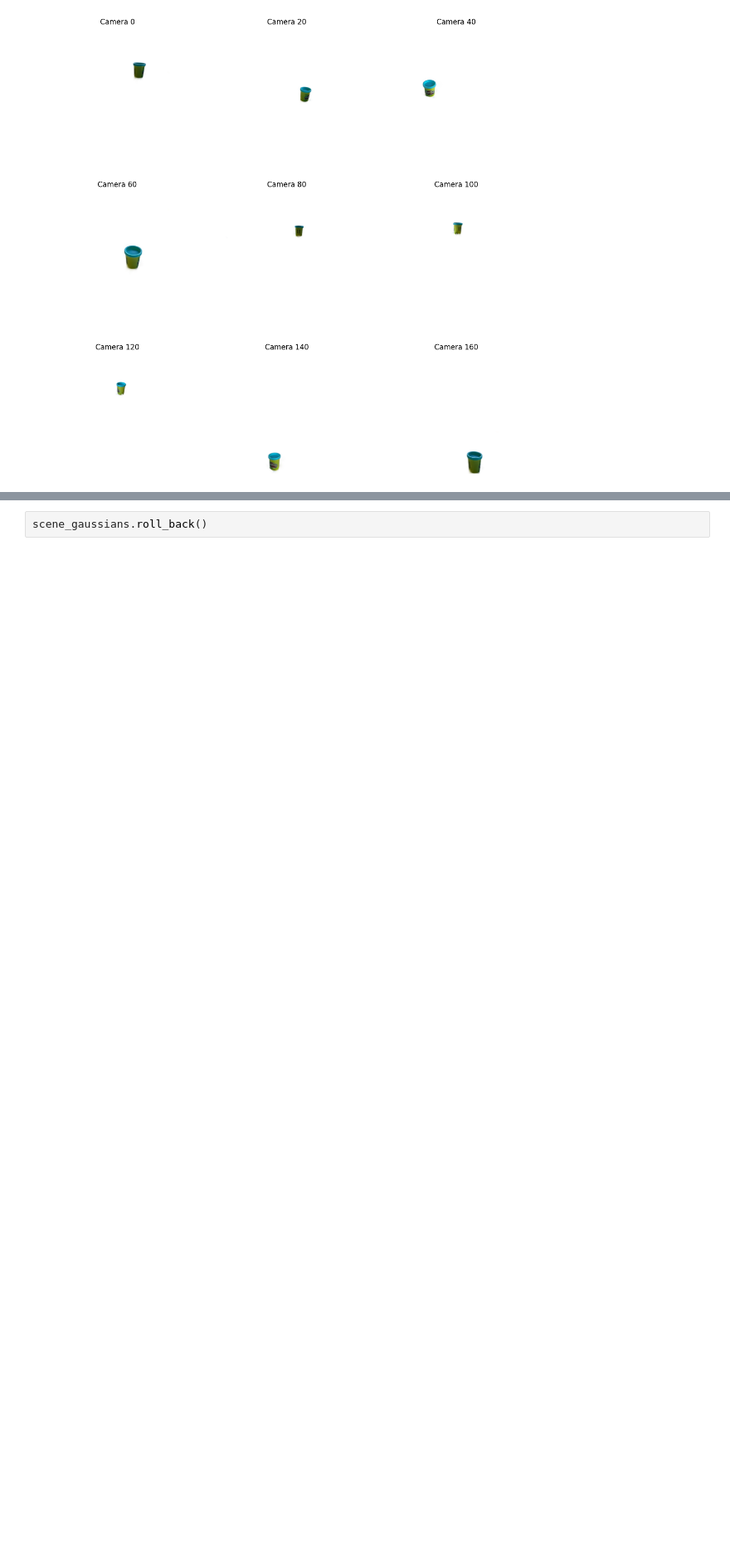
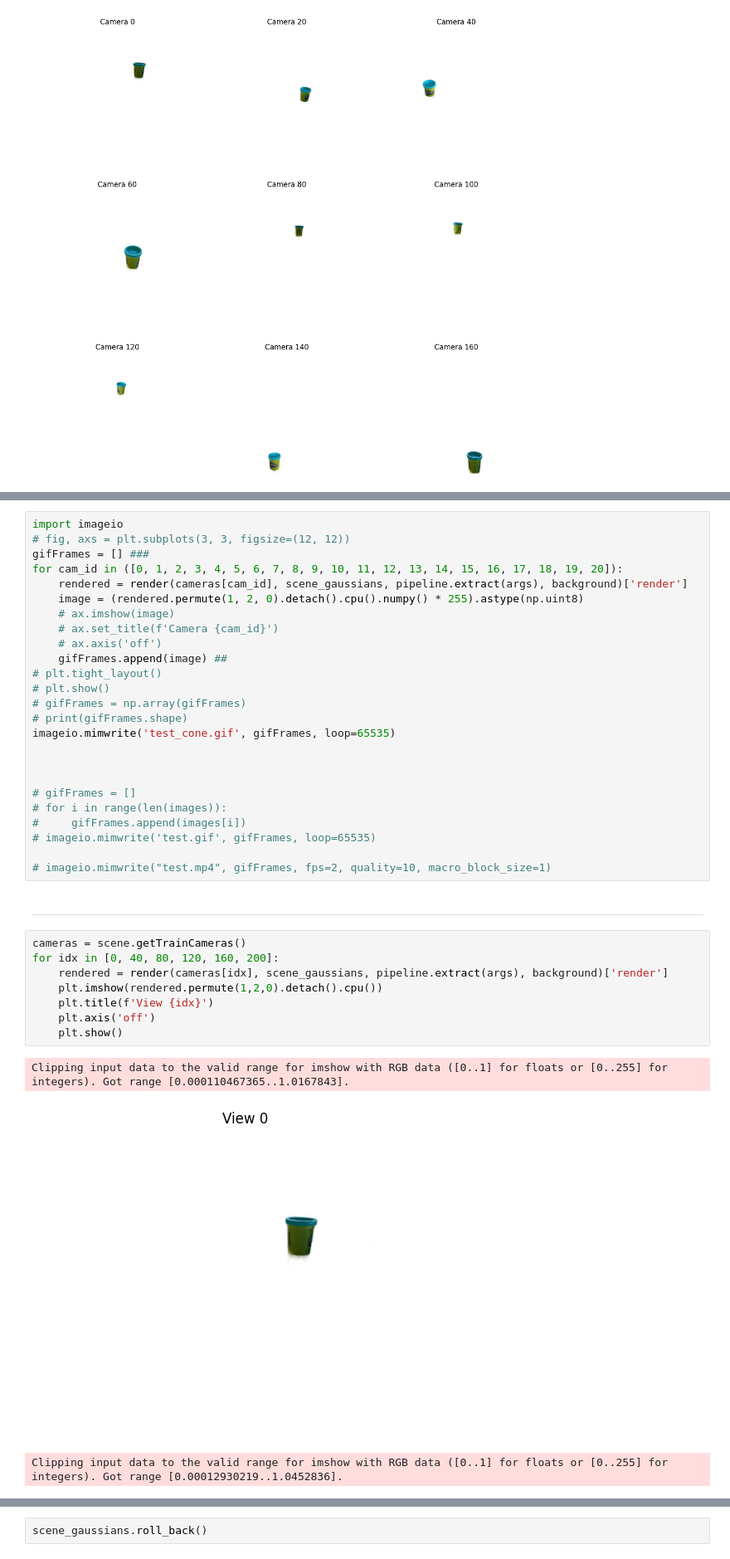
Before and after one commit to matt576/3dgs-diff, a Jupyter notebook: SegAnyGAussians/3dgs-diff.ipynb, the cells around one changed output, grey strips where cells are left out. Shown at 83% size. Cells and saved outputs as stored; diff of their text form; blank space fills up the shorter version.

```diff
--- a/SegAnyGAussians/3dgs-diff.ipynb
+++ b/SegAnyGAussians/3dgs-diff.ipynb
@@ -394,0 +398,39 @@ Clipping input data to the valid range for imshow with RGB data ([0..1] for floa
+# %%
+import imageio
+# fig, axs = plt.subplots(3, 3, figsize=(12, 12))
+gifFrames = [] ###
+for cam_id in ([0, 1, 2, 3, 4, 5, 6, 7, 8, 9, 10, 11, 12, 13, 14, 15, 16, 17, 18, 19, 20]):
+    rendered = render(cameras[cam_id], scene_gaussians, pipeline.extract(args), background)['render']
+    image = (rendered.permute(1, 2, 0).detach().cpu().numpy() * 255).astype(np.uint8)
+    # ax.imshow(image)
+    # ax.set_title(f'Camera {cam_id}')
+    # ax.axis('off')
+    gifFrames.append(image) ##
+# plt.tight_layout()
+# plt.show()
+# gifFrames = np.array(gifFrames)
+# print(gifFrames.shape)
+imageio.mimwrite('test_cone.gif', gifFrames, loop=65535)
+
+
+
+# gifFrames = []
+# for i in range(len(images)):
+#     gifFrames.append(images[i])
+# imageio.mimwrite('test.gif', gifFrames, loop=65535)
+
+# imageio.mimwrite("test.mp4", gifFrames, fps=2, quality=10, macro_block_size=1)
+# %% [markdown]
+---------
+# %%
+cameras = scene.getTrainCameras()
+for idx in [0, 40, 80, 120, 160, 200]:
+    rendered = render(cameras[idx], scene_gaussians, pipeline.extract(args), background)['render']
+    plt.imshow(rendered.permute(1,2,0).detach().cpu())
+    plt.title(f'View {idx}')
+    plt.axis('off')
+    plt.show()
+# %% [output]
+Clipping input data to the valid range for imshow with RGB data ([0..1] for floats or [0..255] for integers). Got range [0.000110467365..1.0167843].
+[figure, added]
+Clipping input data to the valid range for imshow with RGB data ([0..1] for floats or [0..255] for integers). Got range [0.00012930219..1.0452836].
```
Also changed, not shown: parts of 15 cells of this notebook.
